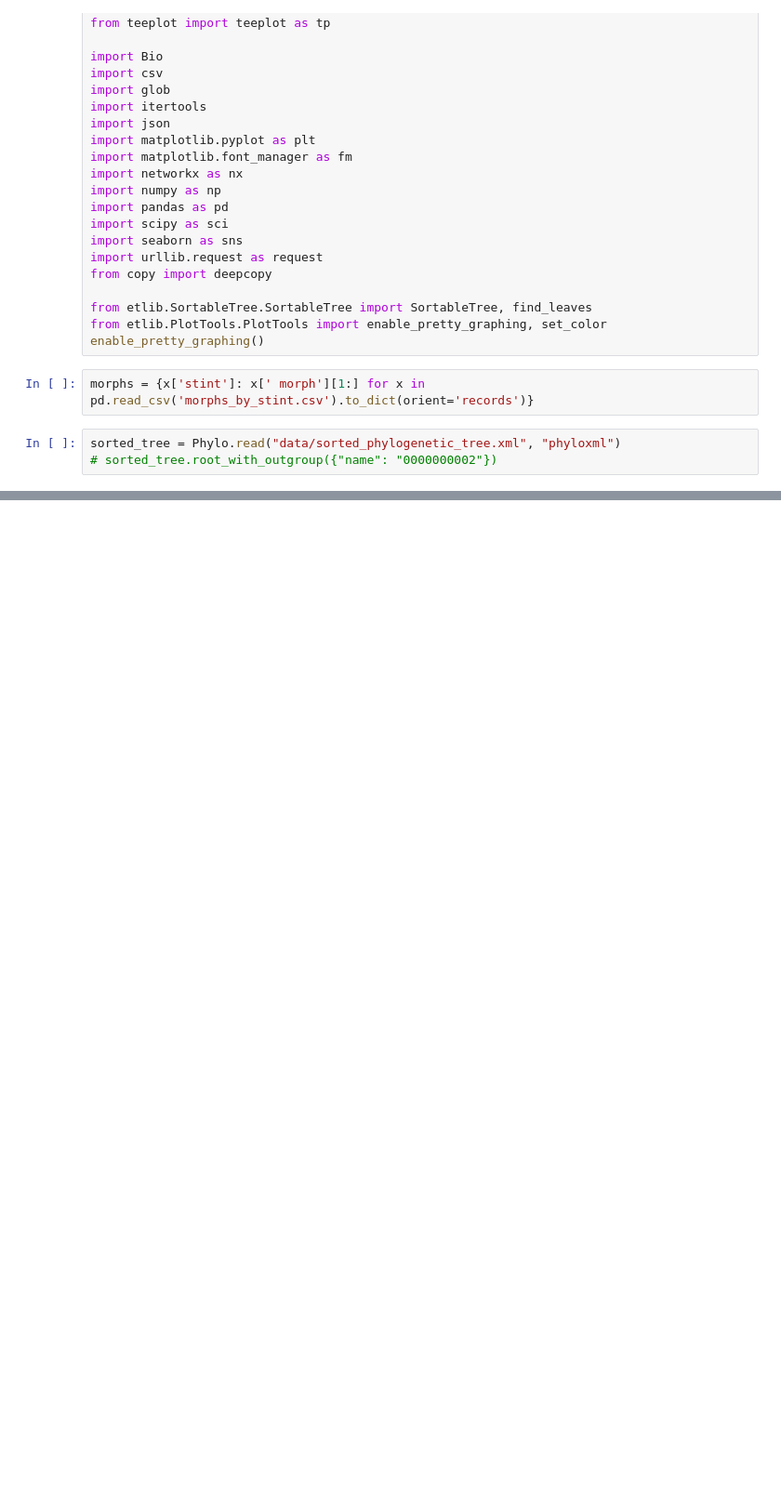
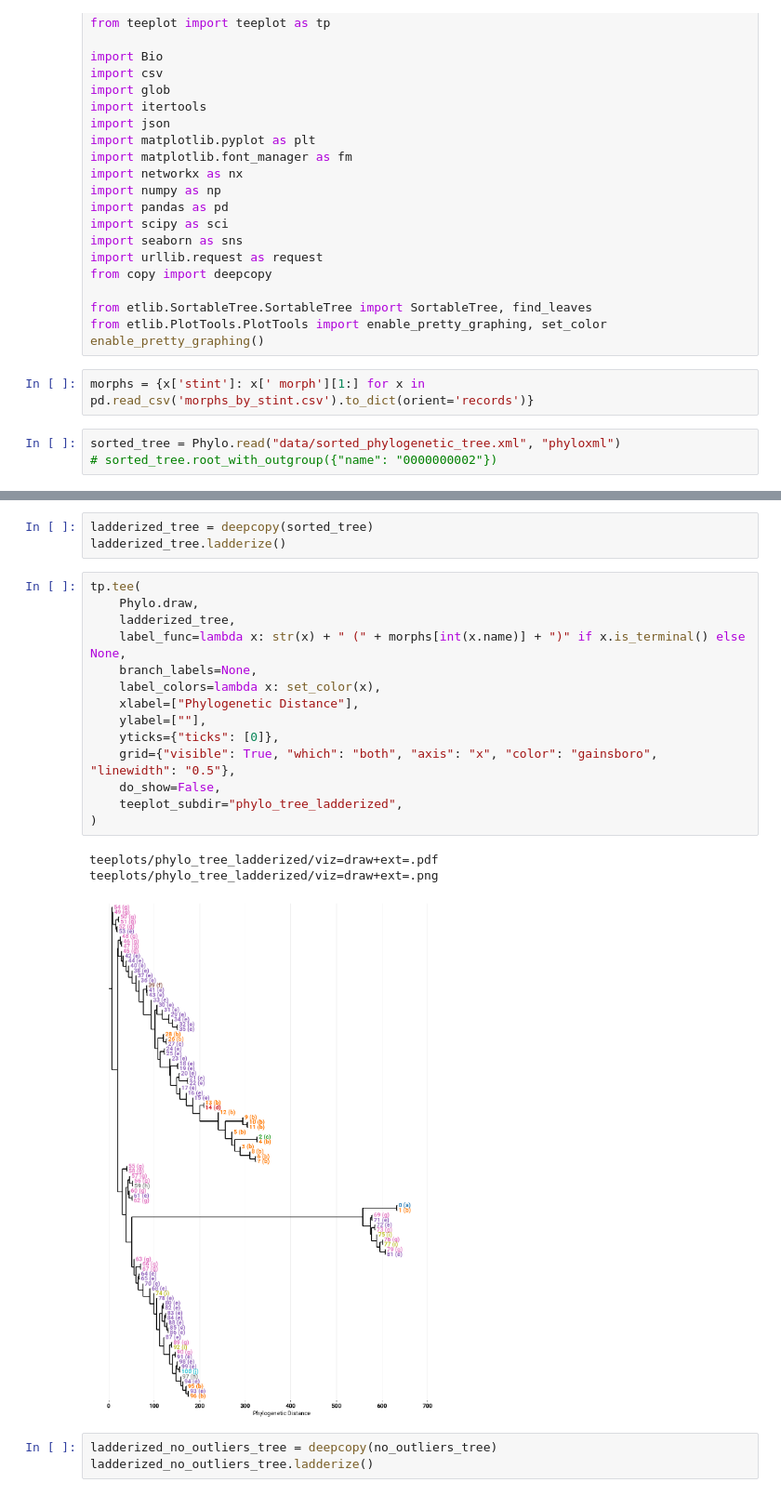
Before and after one commit to rodsan0/dishtiny_event_tag_phylogenetics, a Jupyter notebook: draw_phylo_tree.ipynb, the cells around one changed output, grey strips where cells are left out. Shown at 93% size. Saved outputs shown, nothing was run; the diff lists cells and outputs as text; blank space fills up the shorter version.

Commit message:
Update tree sorting and add ladderization

```diff
--- a/draw_phylo_tree.ipynb
+++ b/draw_phylo_tree.ipynb
@@ -93,0 +74,24 @@ teeplots/phylo_tree_no_outliers/viz=draw+ext=.png
+# %%
+ladderized_tree = deepcopy(sorted_tree)
+ladderized_tree.ladderize()
+# %%
+tp.tee(
+    Phylo.draw,
+    ladderized_tree,
+    label_func=lambda x: str(x) + " (" + morphs[int(x.name)] + ")" if x.is_terminal() else None,
+    branch_labels=None,
+    label_colors=lambda x: set_color(x),
+    xlabel=["Phylogenetic Distance"],
+    ylabel=[""],
+    yticks={"ticks": [0]},
+    grid={"visible": True, "which": "both", "axis": "x", "color": "gainsboro", "linewidth": "0.5"},
+    do_show=False,
+    teeplot_subdir="phylo_tree_ladderized",
+)
+# %% [output]
+teeplots/phylo_tree_ladderized/viz=draw+ext=.pdf
+teeplots/phylo_tree_ladderized/viz=draw+ext=.png
+[figure, added]
+# %%
+ladderized_no_outliers_tree = deepcopy(no_outliers_tree)
+ladderized_no_outliers_tree.ladderize()
```
Also changed, not shown: parts of 5 cells of this notebook, 38 other files.
